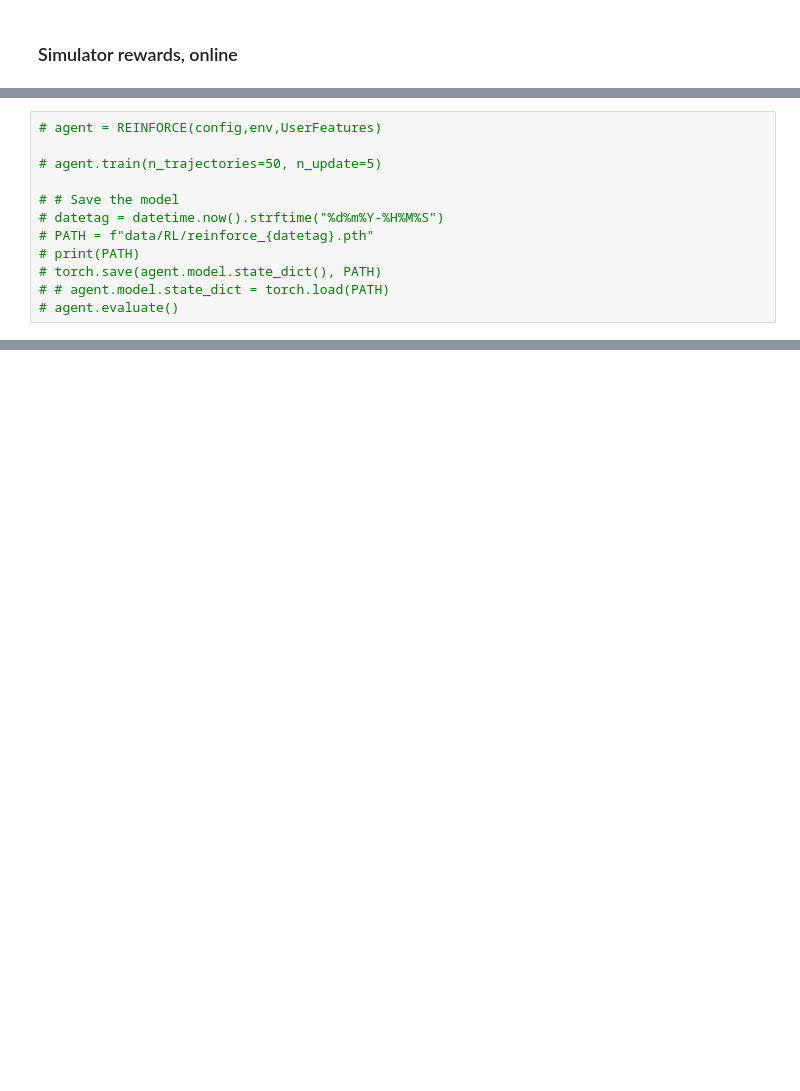
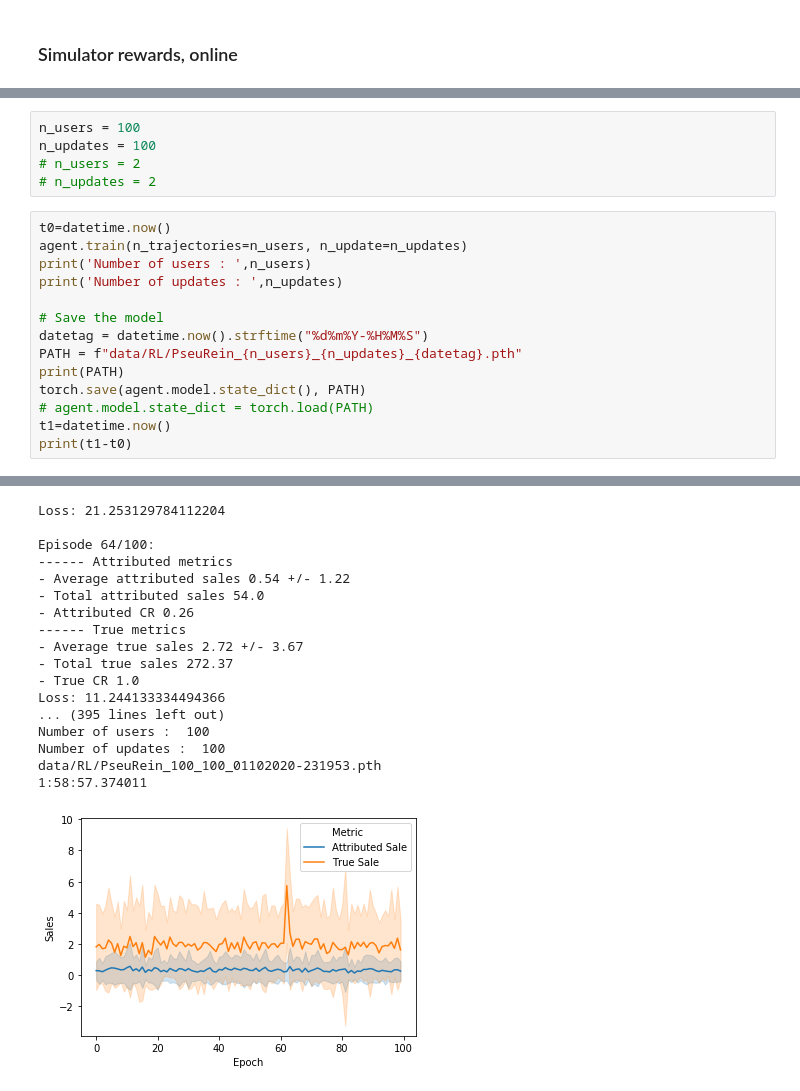
Before and after one commit to philomenec/reco-gym, a Jupyter notebook: RL_prelim.ipynb, the cells around one changed output, grey strips where cells are left out. Drawn from its saved outputs; the diff is of its cells as text; blank space fills up the shorter version.

```diff
--- a/RL_prelim.ipynb
+++ b/RL_prelim.ipynb
@@ -200,12 +241,20 @@ Config :  {'learning_rate': 0.014, 'seed': 42, 'gamma': 0.98}
+# %%
+n_users = 100
+n_updates = 100
+# n_users = 2
+# n_updates = 2
 # %%
-# agent = REINFORCE(config,env,UserFeatures)
+t0=datetime.now()
+agent.train(n_trajectories=n_users, n_update=n_updates)
+print('Number of users : ',n_users)
+print('Number of updates : ',n_updates)
 
-# agent.train(n_trajectories=50, n_update=5)
-
-# # Save the model
-# datetag = datetime.now().strftime("%d%m%Y-%H%M%S")
-# PATH = f"data/RL/reinforce_{datetag}.pth"
-# print(PATH)
-# torch.save(agent.model.state_dict(), PATH)
-# # agent.model.state_dict = torch.load(PATH)
-# agent.evaluate()
+# Save the model
+datetag = datetime.now().strftime("%d%m%Y-%H%M%S")
+PATH = f"data/RL/PseuRein_{n_users}_{n_updates}_{datetag}.pth"
+print(PATH)
+torch.save(agent.model.state_dict(), PATH)
+# agent.model.state_dict = torch.load(PATH)
+t1=datetime.now()
+print(t1-t0)
+# %% [output]
@@ -211,0 +278,18 @@ Config :  {'learning_rate': 0.014, 'seed': 42, 'gamma': 0.98}
+Loss: 21.253129784112204
+
+Episode 64/100:
+------ Attributed metrics
+- Average attributed sales 0.54 +/- 1.22
+- Total attributed sales 54.0
+- Attributed CR 0.26
+------ True metrics
+- Average true sales 2.72 +/- 3.67
+- Total true sales 272.37
+- True CR 1.0
+Loss: 11.244133334494366
+... (395 lines left out)
+Number of users :  100
+Number of updates :  100
+data/RL/PseuRein_100_100_01102020-231953.pth
+1:58:57.374011
+[figure, added]
```
Also changed, not shown: parts of 31 cells of this notebook, 5 other files.
